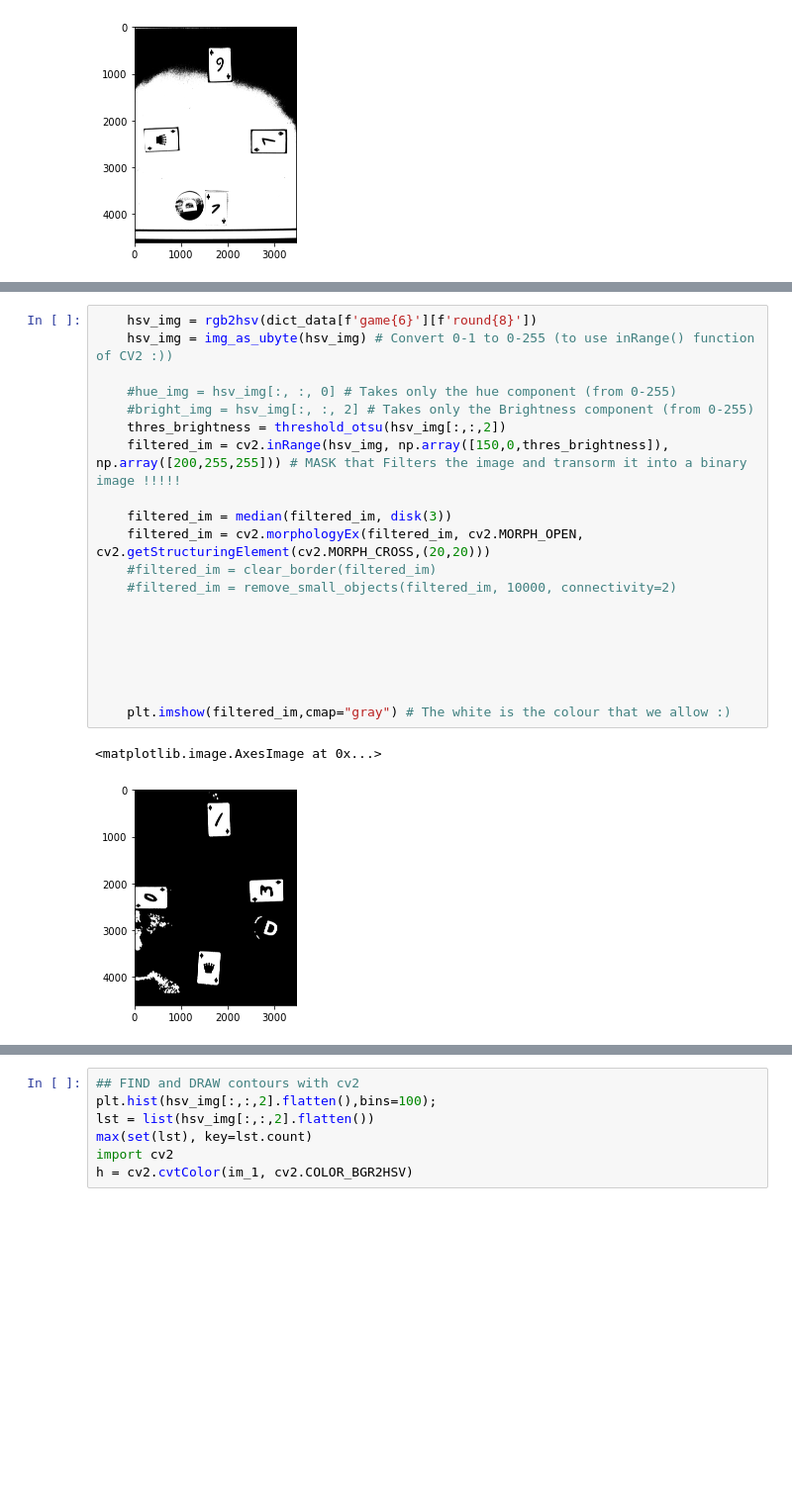
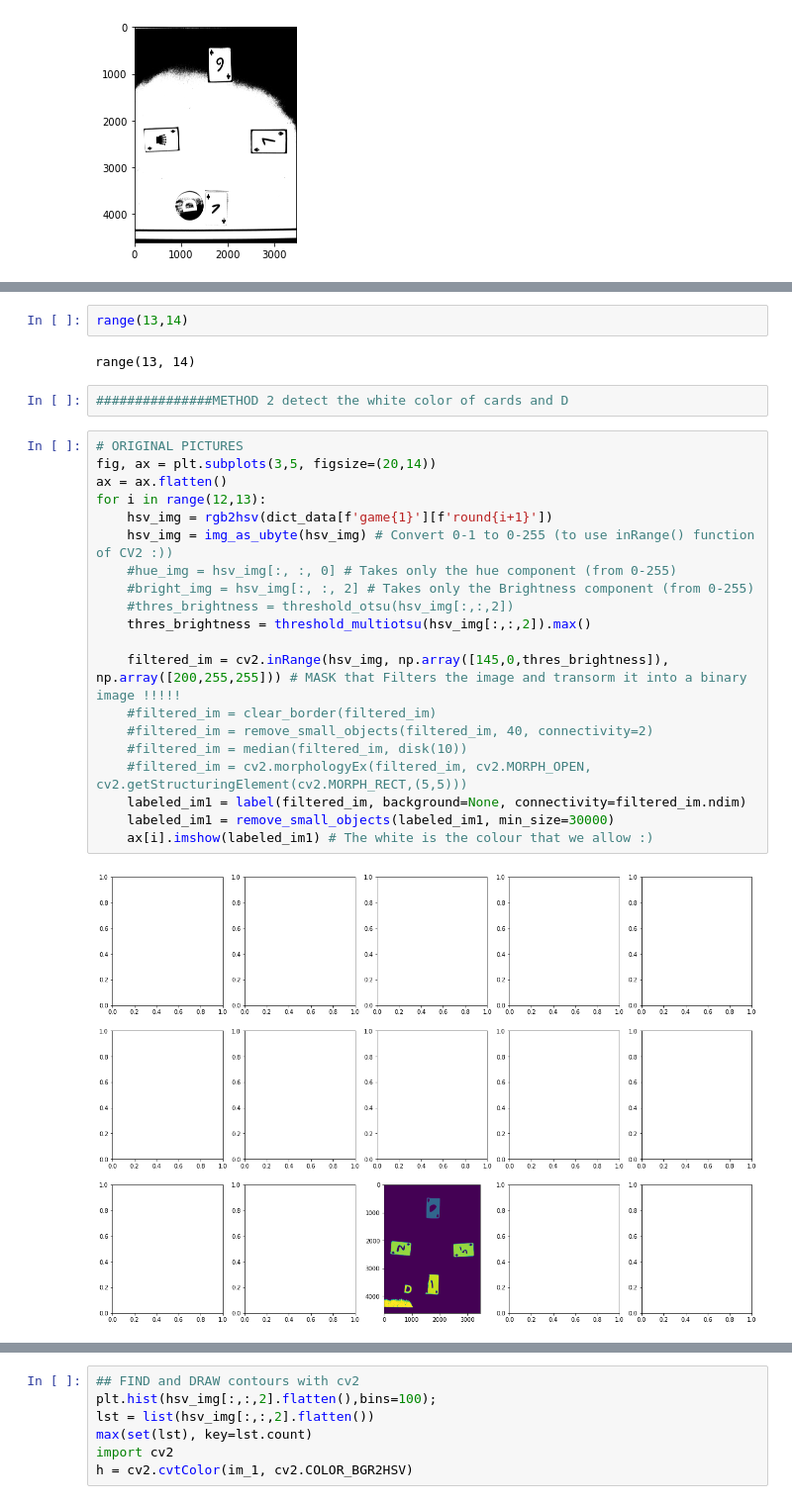
Before and after one commit to Ghalicb/IAPR-squad-lab, a Jupyter notebook: project/project.ipynb, the cells around one changed output, grey strips where cells are left out. Shown at 99% size. Cells and saved outputs as stored; diff of their text form; blank space fills up the shorter version.

Commit message:
big function

```diff
--- a/project/project.ipynb
+++ b/project/project.ipynb
@@ -299,23 +304,28 @@ from skimage.morphology import binary_opening
-# %%
-    hsv_img = rgb2hsv(dict_data[f'game{6}'][f'round{8}'])
-    hsv_img = img_as_ubyte(hsv_img) # Convert 0-1 to 0-255 (to use inRange() function of CV2 :))
-
-    #hue_img = hsv_img[:, :, 0] # Takes only the hue component (from 0-255)
-    #bright_img = hsv_img[:, :, 2] # Takes only the Brightness component (from 0-255)
-    thres_brightness = threshold_otsu(hsv_img[:,:,2])
-    filtered_im = cv2.inRange(hsv_img, np.array([150,0,thres_brightness]), np.array([200,255,255])) # MASK that Filters the image and transorm it into a binary image !!!!!
-
-    filtered_im = median(filtered_im, disk(3))
-    filtered_im = cv2.morphologyEx(filtered_im, cv2.MORPH_OPEN, cv2.getStructuringElement(cv2.MORPH_CROSS,(20,20)))
-    #filtered_im = clear_border(filtered_im)
-    #filtered_im = remove_small_objects(filtered_im, 10000, connectivity=2)
-
-
-
-
-
-
-    plt.imshow(filtered_im,cmap="gray") # The white is the colour that we allow :)
-# %% [output]
-<matplotlib.image.AxesImage at 0x...>
-[figure, removed]
+# %%
+range(13,14)
+# %% [output]
+range(13, 14)
+# %%
+###############METHOD 2 detect the white color of cards and D
+# %%
+# ORIGINAL PICTURES
+fig, ax = plt.subplots(3,5, figsize=(20,14))
+ax = ax.flatten()
+for i in range(12,13):
+    hsv_img = rgb2hsv(dict_data[f'game{1}'][f'round{i+1}'])
+    hsv_img = img_as_ubyte(hsv_img) # Convert 0-1 to 0-255 (to use inRange() function of CV2 :))
+    #hue_img = hsv_img[:, :, 0] # Takes only the hue component (from 0-255)
+    #bright_img = hsv_img[:, :, 2] # Takes only the Brightness component (from 0-255)
+    #thres_brightness = threshold_otsu(hsv_img[:,:,2])
+    thres_brightness = threshold_multiotsu(hsv_img[:,:,2]).max()
+
+    filtered_im = cv2.inRange(hsv_img, np.array([145,0,thres_brightness]), np.array([200,255,255])) # MASK that Filters the image and transorm it into a binary image !!!!!
+    #filtered_im = clear_border(filtered_im)
+    #filtered_im = remove_small_objects(filtered_im, 40, connectivity=2)
+    #filtered_im = median(filtered_im, disk(10))
+    #filtered_im = cv2.morphologyEx(filtered_im, cv2.MORPH_OPEN, cv2.getStructuringElement(cv2.MORPH_RECT,(5,5)))
+    labeled_im1 = label(filtered_im, background=None, connectivity=filtered_im.ndim)
+    labeled_im1 = remove_small_objects(labeled_im1, min_size=30000)
+    ax[i].imshow(labeled_im1) # The white is the colour that we allow :)
+# %% [output]
+[figure, added]
```
Also changed, not shown: parts of 76 cells of this notebook, 2 other files.
